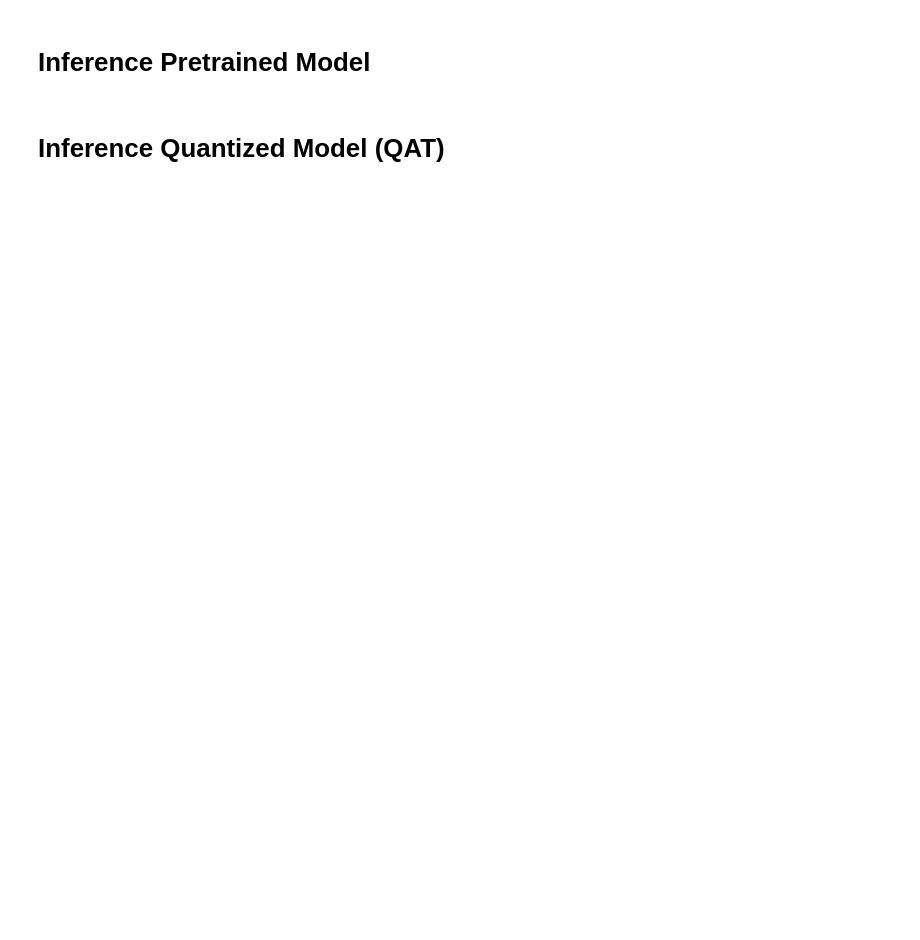
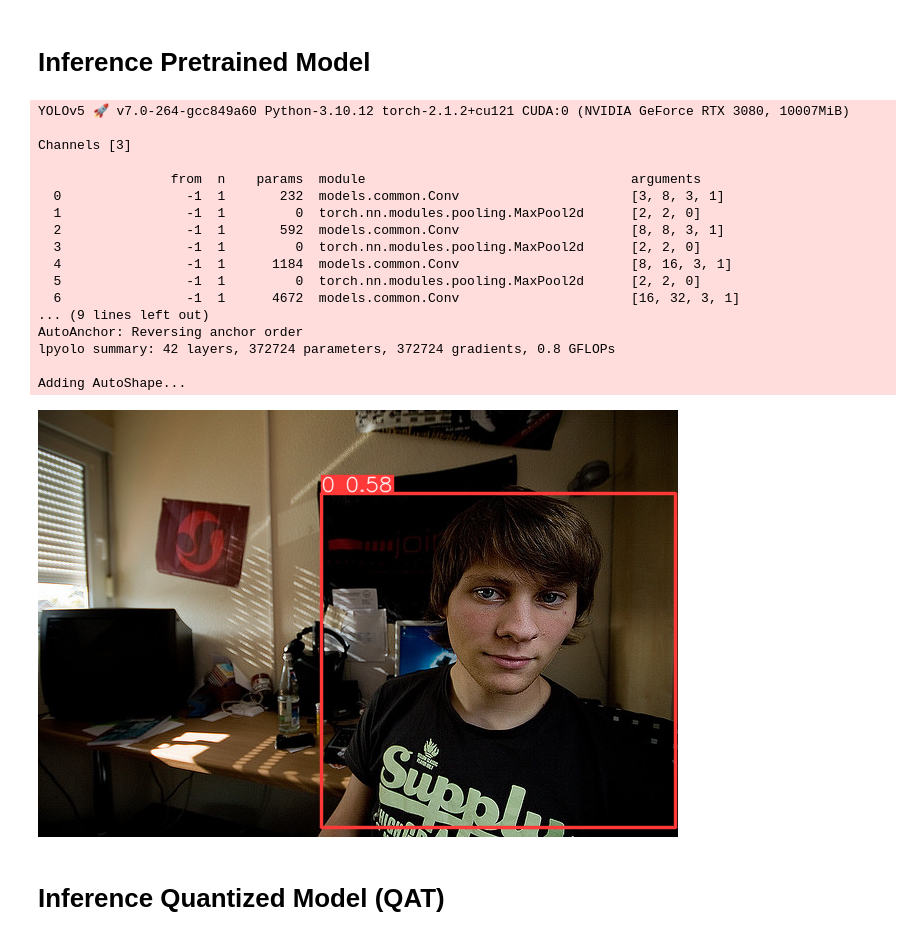
Before and after one commit to omarelhedaby/quant_yolov5, a Jupyter notebook: experiments.ipynb, the cells around one changed output. Saved outputs shown, nothing was run; the diff lists cells and outputs as text; code cells hidden in the pictures; blank space fills up the shorter version.

Commit message:
# Cleaning up code and running with coco128

```diff
--- a/experiments.ipynb
+++ b/experiments.ipynb
@@ -55,18 +112,37 @@ Validate a model's accuracy on the [COCO](https://cocodataset.org/#home) dataset
 # %%
 import torch
 
 model_pre = torch.hub.load('.',
-                       'custom',
-                       'experiment_models/lpyolo.pt',
+                      'custom',
+                      'experiment_models/lpyolo_coco_anchors_unnorm.pt',
                        source='local',
-                       classes = 20,
+                       classes = 7,
                        cfg = "models/lpyolo.yaml",
                        force_reload=True
                       )
 
-im = 'https://ultralytics.com/images/bus.jpg'  # file, Path, PIL.Image, OpenCV, nparray, list
+im = '/home/omar/datasets/coco128/images/train2017/000000579736.jpg'  # file, Path, PIL.Image, OpenCV, nparray, list
 results = model_pre(im)  # inference
 results.show()  # or .show(), .save(), .crop(), .pandas(), etc.
+# %% [output]
+YOLOv5 🚀 v7.0-264-gcc849a60 Python-3.10.12 torch-2.1.2+cu121 CUDA:0 (NVIDIA GeForce RTX 3080, 10007MiB)
+
+Channels [3]
+
+                 from  n    params  module                                  arguments
+  0                -1  1       232  models.common.Conv                      [3, 8, 3, 1]
+  1                -1  1         0  torch.nn.modules.pooling.MaxPool2d      [2, 2, 0]
+  2                -1  1       592  models.common.Conv                      [8, 8, 3, 1]
+  3                -1  1         0  torch.nn.modules.pooling.MaxPool2d      [2, 2, 0]
+  4                -1  1      1184  models.common.Conv                      [8, 16, 3, 1]
+  5                -1  1         0  torch.nn.modules.pooling.MaxPool2d      [2, 2, 0]
+  6                -1  1      4672  models.common.Conv                      [16, 32, 3, 1]
+... (9 lines left out)
+AutoAnchor: Reversing anchor order
+lpyolo summary: 42 layers, 372724 parameters, 372724 gradients, 0.8 GFLOPs
+
+Adding AutoShape...
+[figure, added]
 # %% [markdown]
 # Inference Quantized Model (QAT)
 # %%
```
Also changed, not shown: parts of 16 cells of this notebook, 15 other files.
